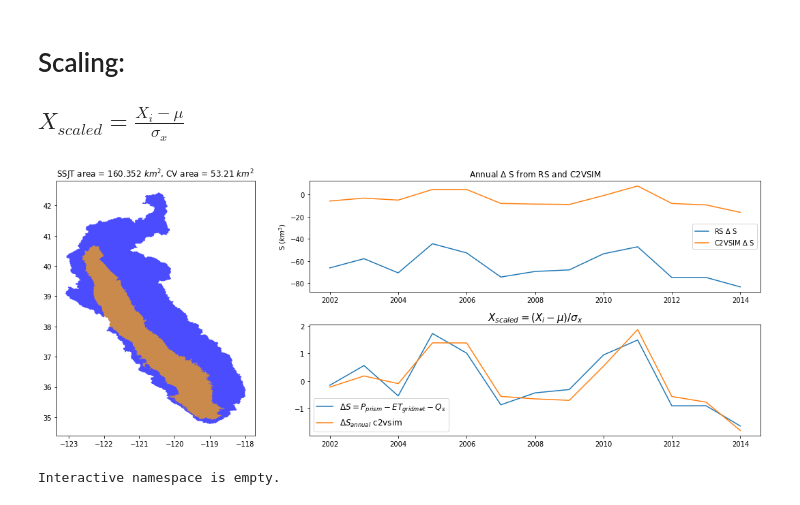
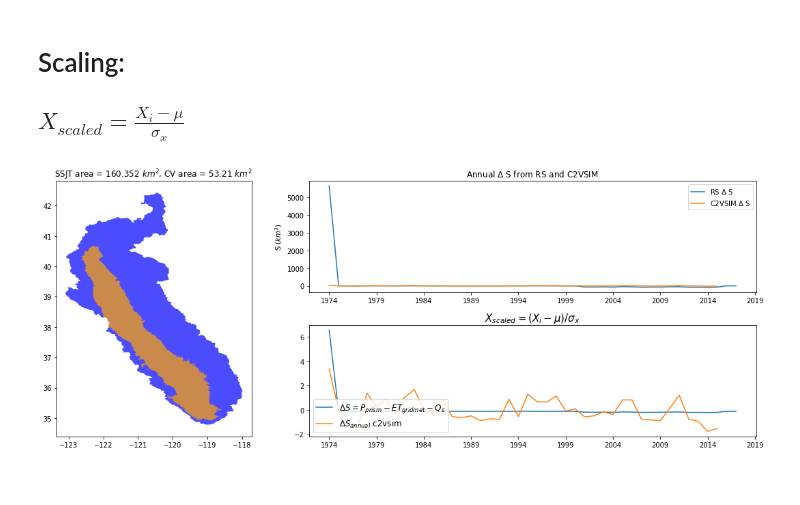
Before and after one commit to kashingtonDC/cvwbm, a Jupyter notebook: code/ssjtwb.ipynb, the cells around one changed output. Drawn from its saved outputs; the diff is of its cells as text; code cells hidden in the pictures.

```diff
--- a/code/ssjtwb.ipynb
+++ b/code/ssjtwb.ipynb
@@ -100,6 +100,7 @@ data['grace'] = [ee.ImageCollection('NASA/GRACE/MASS_GRIDS/LAND'), "lwe_thicknes
 ##### SWE data #####
 ####################
 data['swe'] = [ee.ImageCollection('NASA/FLDAS/NOAH01/C/GL/M/V001'), "SWE_inst", 1 ]
+data['gswe'] = [ee.ImageCollection("NASA/GLDAS/V021/NOAH/G025/T3H"), "SWE_inst", 1 ]
 
 ####################
 ##### R data #######
@@ -112,10 +113,10 @@ data['runoff'] = [ee.ImageCollection("NASA/FLDAS/NOAH01/C/GL/M/V001"), "Qs_tavg"
 #####################
 data['sm'] = [ee.ImageCollection('IDAHO_EPSCOR/TERRACLIMATE'), "soil", 0.1]
 
-data['sm1'] = [ee.ImageCollection("INASA/FLDAS/NOAH01/C/GL/M/V001"), "SoilMoi00_10cm_tavg", 86400*24]
-data['sm2'] = [ee.ImageCollection("INASA/FLDAS/NOAH01/C/GL/M/V001"), "SoilMoi10_40cm_tavg", 86400*24]
-data['sm3'] = [ee.ImageCollection("INASA/FLDAS/NOAH01/C/GL/M/V001"), "SoilMoi40_100cm_tavg", 86400*24]
-data['sm4'] = [ee.ImageCollection("INASA/FLDAS/NOAH01/C/GL/M/V001"), "SoilMoi100_200cm_tavg", 86400*24]
+data['sm1'] = [ee.ImageCollection("NASA/GLDAS/V021/NOAH/G025/T3H"), "SoilMoi0_10cm_inst", 86400*24]
+data['sm2'] = [ee.ImageCollection("NASA/GLDAS/V021/NOAH/G025/T3H"), "SoilMoi10_40cm_inst", 86400*24]
+data['sm3'] = [ee.ImageCollection("NASA/GLDAS/V021/NOAH/G025/T3H"), "SoilMoi40_100cm_inst", 86400*24]
+data['sm4'] = [ee.ImageCollection("NASA/GLDAS/V021/NOAH/G025/T3H"), "SoilMoi100_200cm_inst", 86400*24]
 # %%
 def get_data(dataset, year, month):
 
@@ -268,10 +268,10 @@ dt_idx = pd.date_range(start,end, freq='M')
 petdf = pd.DataFrame([r, sm, swe, p_p, p_c, p_n, p_t,p_d, et_m, eto_g, etr_g, et_f, et_t, list(p),list(et)]).T
 petdf.index = dt_idx
 # %%
-df_t1 = pd.merge(petdf,q_out1, how='inner', left_index=True, right_index=True)
-df_t2 = pd.merge(df_t1,q_out2, how='inner', left_index=True, right_index=True)
-df2_temp = pd.merge(df_t2,res_s, how='inner', left_index=True, right_index=True)
-df = pd.merge(df2_temp,ds, how='inner', left_index=True, right_index=True)
+df_t1 = pd.merge(petdf,q_out1, how='outer', left_index=True, right_index=True)
+df_t2 = pd.merge(df_t1,q_out2, how='outer', left_index=True, right_index=True)
+df2_temp = pd.merge(df_t2,res_s, how='outer', left_index=True, right_index=True)
+df = pd.merge(df2_temp,ds, how='outer', left_index=True, right_index=True)
 
 df.columns = ["runoff", "soil_moisture", "swe", "prism", "chirps",
               "persiann" ,"trmm", "daymet", "modis", "gmet_eto",
@@ -464,34 +464,30 @@ for i in [ds_df['ds'],ds_df['c2vds']]:
 # %%
 # Plot
 
 plt.figure(figsize=(15, 6))
 
 G = gridspec.GridSpec(2, 3)
 
 # Plot the basemaps
 axes_1 = plt.subplot(G[:, 0])
 ssjt.plot(ax=axes_1, color = "blue", alpha = 0.7)
 cv.plot(ax=axes_1, color = "orange", alpha = 0.7)
 axes_1.set_title("SSJT area = {} $km^2$, CV area = {} $km^2$ ".format(round(sa_km3, 3), round(cv_km3, 3)))
 
 axes_2 = plt.subplot(G[0, 1:])
 axes_2.set_title("Annual $\Delta$ S from RS and C2VSIM")
 axes_2.plot(ds_df.index,ds_df.ds, label = "RS $\Delta$ S")
 axes_2.plot(ds_df.index,ds_df.c2vds, label = "C2VSIM $\Delta$ S")
 axes_2.set_ylabel("S $(km^3)$")
 axes_2.legend()
 
 axes_3 = plt.subplot(G[1, 1:])
 axes_3.set_title("$ X_{scaled} = ({X_i - \mu})/{\sigma_x}$", size = 15)
 axes_3.plot(ds_df.index, scaled[0], label = "$\Delta S = P_{prism} - ET_{gridmet} - Q_{s}$")
-axes_3.plot(ds_df.index, scaled[1], label = "$\Delta S_{annual}$ c2vsim")
+axes_3.plot(ds_df.index[:-2], scaled[1], label = "$\Delta S_{annual}$ c2vsim")
 axes_3.legend(loc="lower left", fontsize = 'large')
 
 plt.tight_layout()
 plt.show()
 # %% [output]
-[figure, old version]
+[figure, new version]
-# %%
-whos
-# %% [output]
-Interactive namespace is empty.
```
Also changed, not shown: parts of 9 cells of this notebook.
